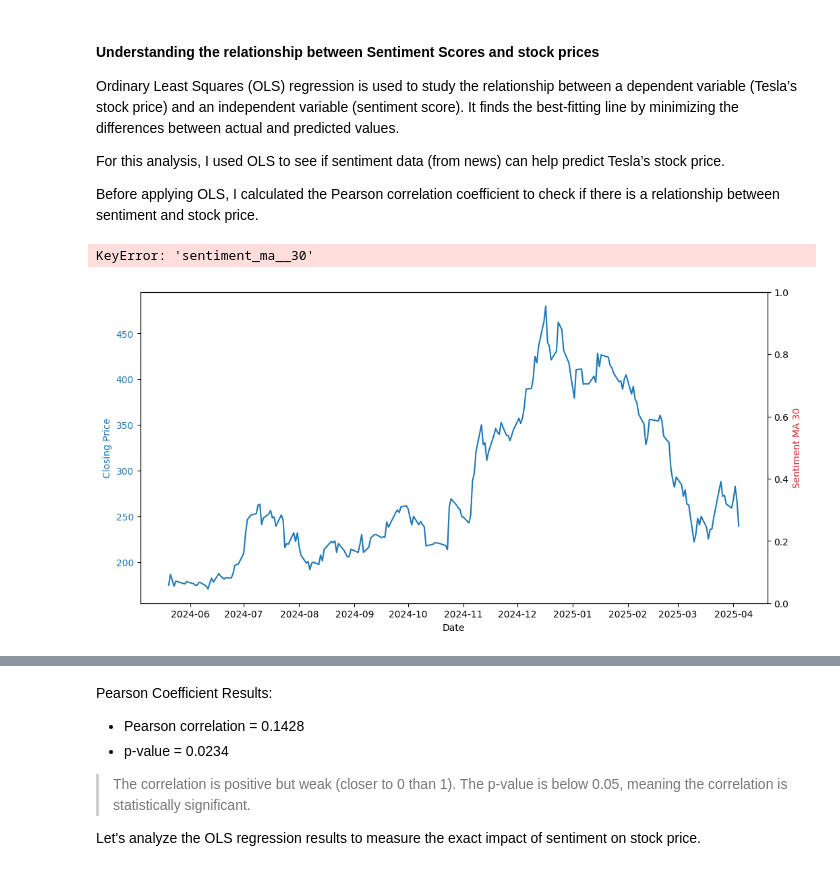
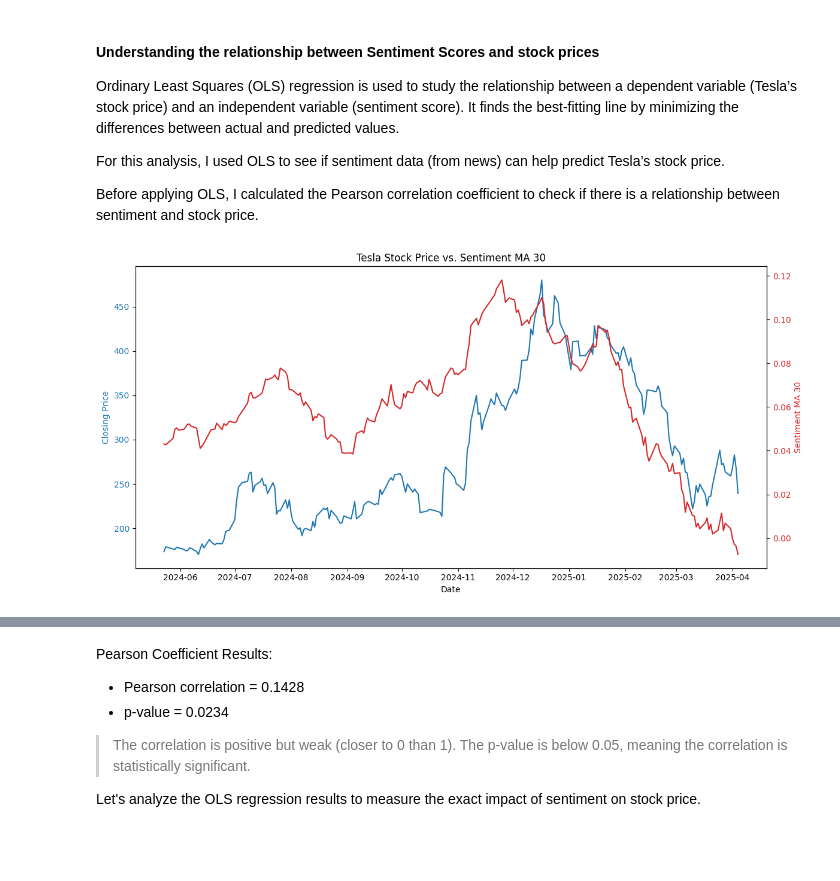
Before and after one commit to sg2083/independent_study, a Jupyter notebook: Sentiment_analysis_08_04_wip.ipynb, the cells around one changed output, grey strips where cells are left out. Cells and saved outputs as stored; diff of their text form; code cells hidden in the pictures; blank space fills up the shorter version.

```diff
--- a/Sentiment_analysis_08_04_wip.ipynb
+++ b/Sentiment_analysis_08_04_wip.ipynb
@@ -957,32 +957,31 @@ Before applying OLS, I calculated the Pearson correlation coefficient to check i
 # %%
 # # Load the merged data
 # merged_df = pd.read_csv("tesla_sentiment_stock.csv")
 # merged_df['Date'] = pd.to_datetime(merged_df['Date'])
 
 # Create the plot
 fig, ax1 = plt.subplots(figsize=(12, 6))
 
 # Plot stock closing price on the first y-axis
 color = 'tab:blue'
 ax1.set_xlabel('Date')
 ax1.set_ylabel('Closing Price', color=color)
 ax1.plot(merged_df['Date'], merged_df['Close'], color=color)
 ax1.tick_params(axis='y', labelcolor=color)
 
 # Create a second y-axis for sentiment
 ax2 = ax1.twinx()
 color = 'tab:red'
 ax2.set_ylabel('Sentiment MA 30', color=color)
-ax2.plot(merged_df['Date'], merged_df['sentiment_ma__30'], color=color)
+ax2.plot(merged_df['Date'], merged_df['sentiment_ma_30'], color=color)
 ax2.tick_params(axis='y', labelcolor=color)
 
 # Add title and show the plot
 plt.title('Tesla Stock Price vs. Sentiment MA 30')
 fig.tight_layout()
 plt.show()
 # %% [output]
-KeyError: 'sentiment_ma__30'
-[figure, old version]
+[figure, new version]
 # %%
 # Drop rows with missing sentiment scores
 merged_df = merged_df.dropna(subset=['average_sentiment'])
```
Also changed, not shown: parts of 23 cells of this notebook.
